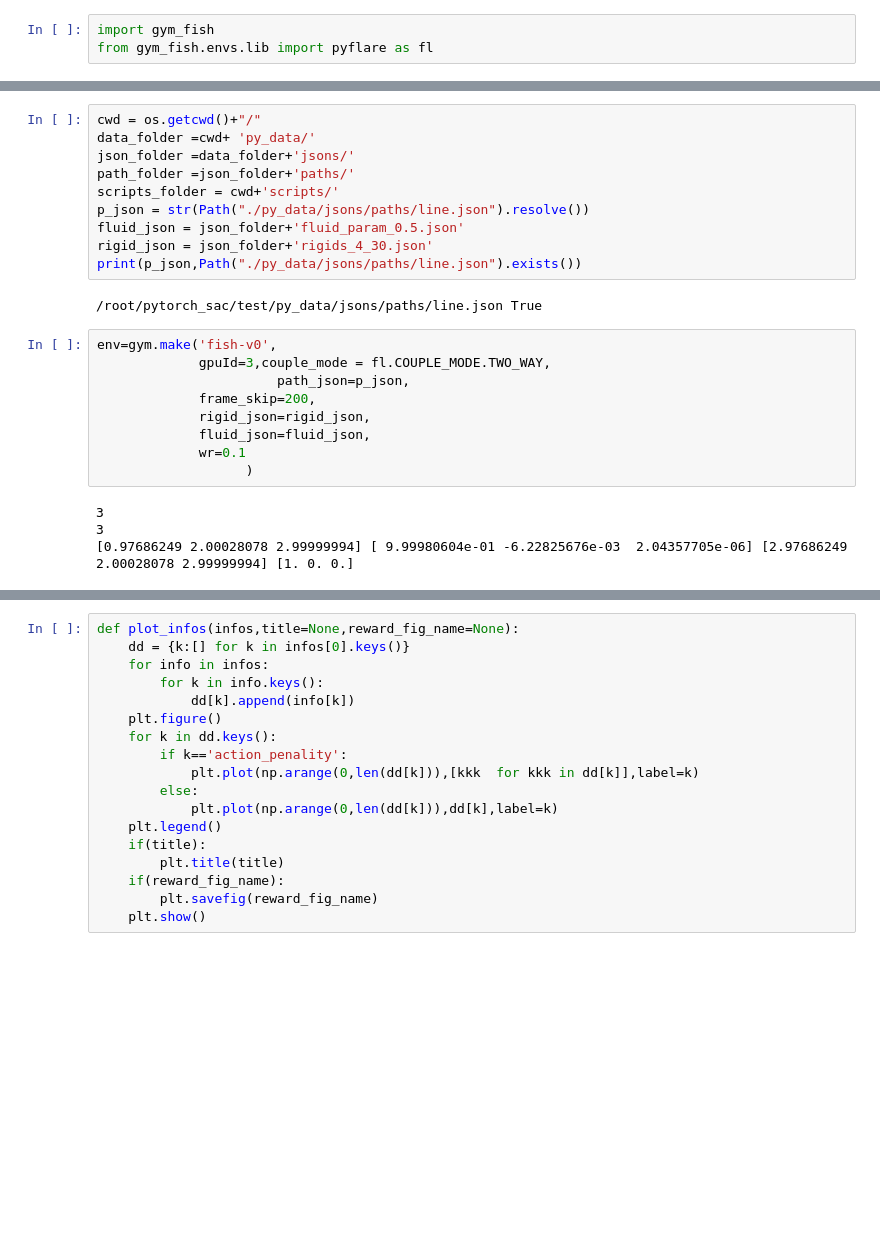
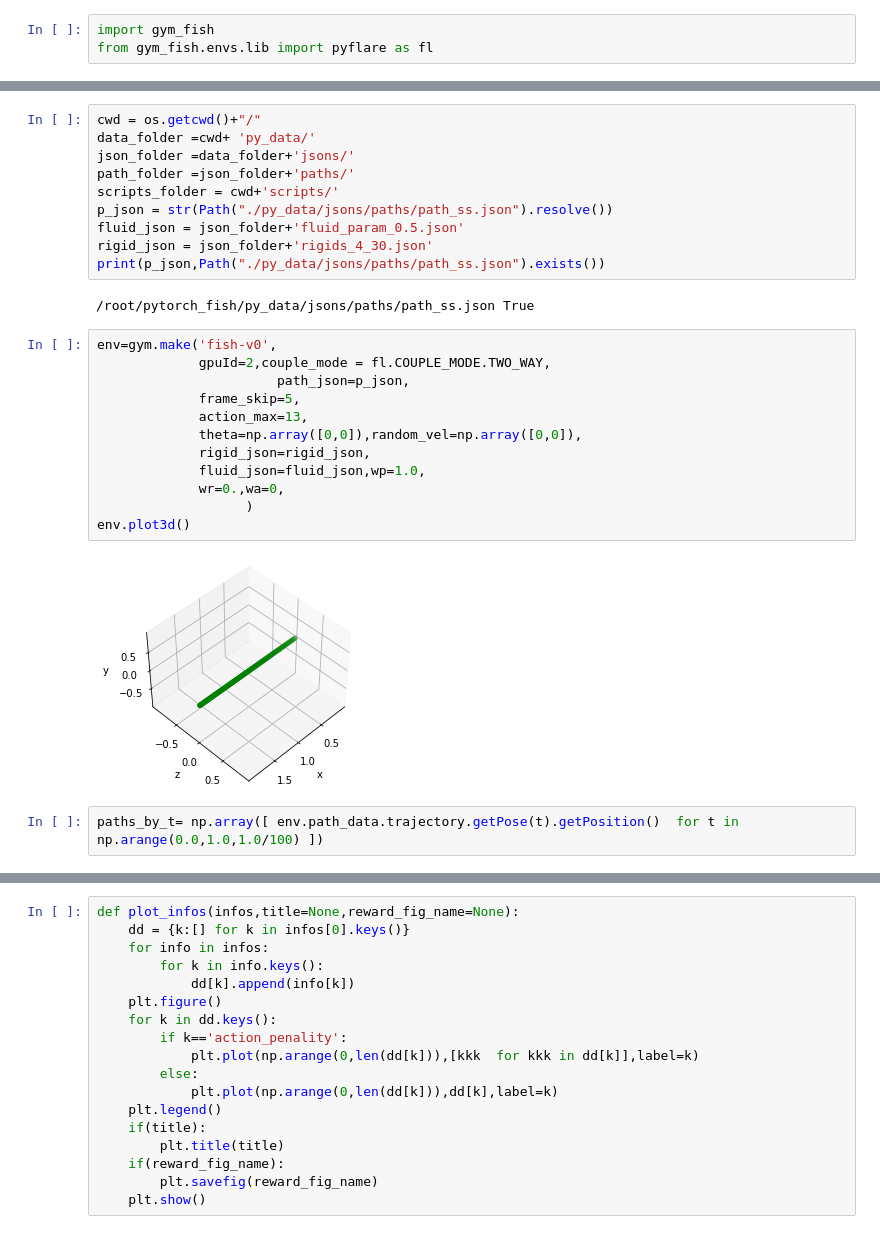
Before and after one commit to dongfangliu/pytorch_fish, a Jupyter notebook: scripts/testPID.ipynb, the cells around one changed output, grey strips where cells are left out. Cells and saved outputs as stored; diff of their text form; blank space fills up the shorter version.

```diff
--- a/scripts/testPID.ipynb
+++ b/scripts/testPID.ipynb
@@ -25,22 +25,25 @@ data_folder =cwd+ 'py_data/'
 json_folder =data_folder+'jsons/'
 path_folder =json_folder+'paths/'
 scripts_folder = cwd+'scripts/'
-p_json = str(Path("./py_data/jsons/paths/line.json").resolve())
+p_json = str(Path("./py_data/jsons/paths/path_ss.json").resolve())
 fluid_json = json_folder+'fluid_param_0.5.json'
 rigid_json = json_folder+'rigids_4_30.json'
-print(p_json,Path("./py_data/jsons/paths/line.json").exists())
+print(p_json,Path("./py_data/jsons/paths/path_ss.json").exists())
 # %% [output]
-/root/pytorch_sac/test/py_data/jsons/paths/line.json True
+/root/pytorch_fish/py_data/jsons/paths/path_ss.json True
 # %%
 env=gym.make('fish-v0',
-             gpuId=3,couple_mode = fl.COUPLE_MODE.TWO_WAY,
+             gpuId=2,couple_mode = fl.COUPLE_MODE.TWO_WAY,
                        path_json=p_json,
-             frame_skip=200,
+             frame_skip=5,
+             action_max=13,
+             theta=np.array([0,0]),random_vel=np.array([0,0]),
              rigid_json=rigid_json,
-             fluid_json=fluid_json,
-             wr=0.1
+             fluid_json=fluid_json,wp=1.0,
+             wr=0.,wa=0,
                    )
+env.plot3d()
 # %% [output]
-3
-3
-[0.97686249 2.00028078 2.99999994] [ 9.99980604e-01 -6.22825676e-03  2.04357705e-06] [2.97686249 2.00028078 2.99999994] [1. 0. 0.]
+[figure, added]
+# %%
+paths_by_t= np.array([ env.path_data.trajectory.getPose(t).getPosition()  for t in np.arange(0.0,1.0,1.0/100) ])
```
Also changed, not shown: parts of 15 cells of this notebook, 16 other files.
